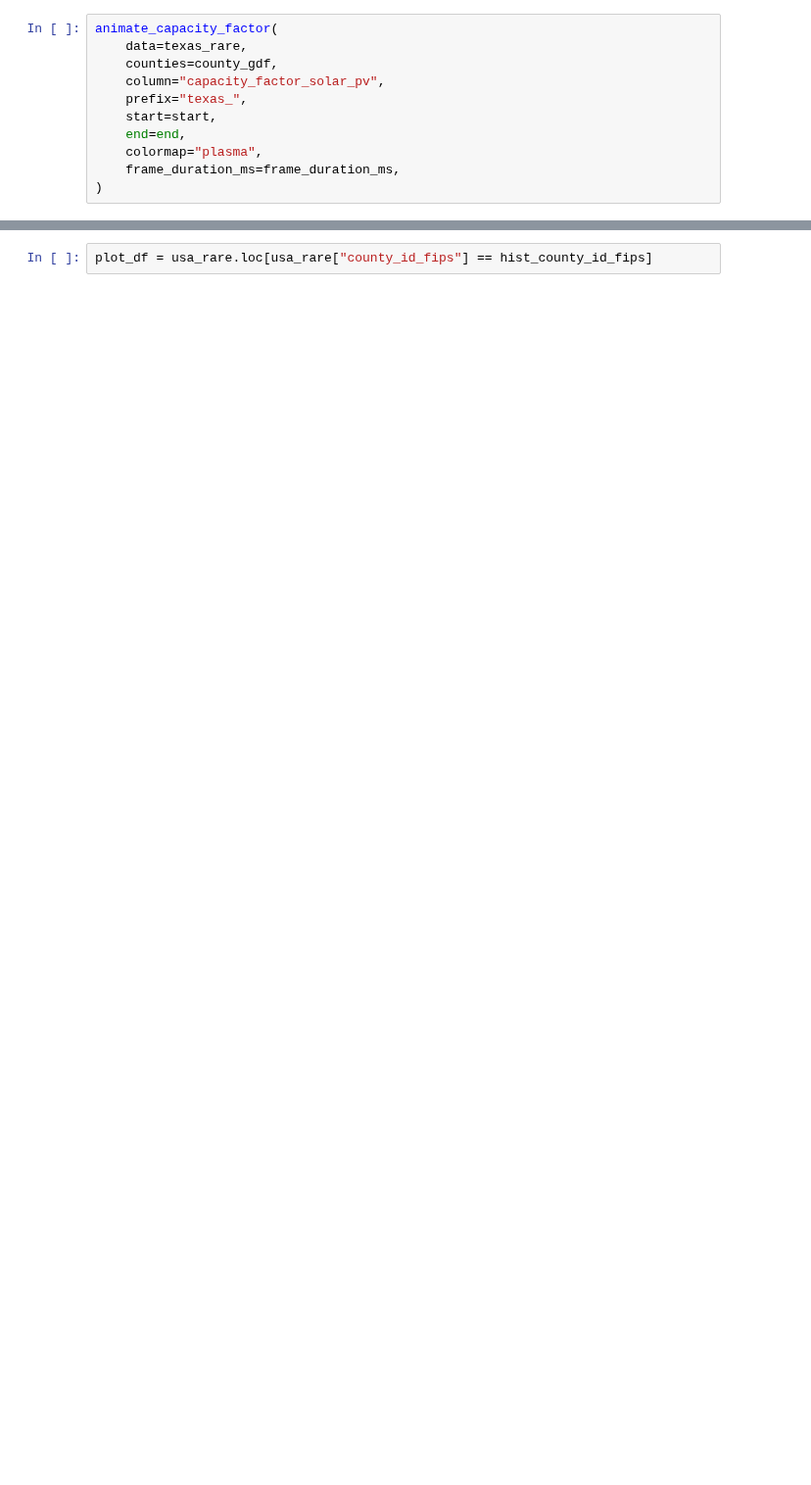
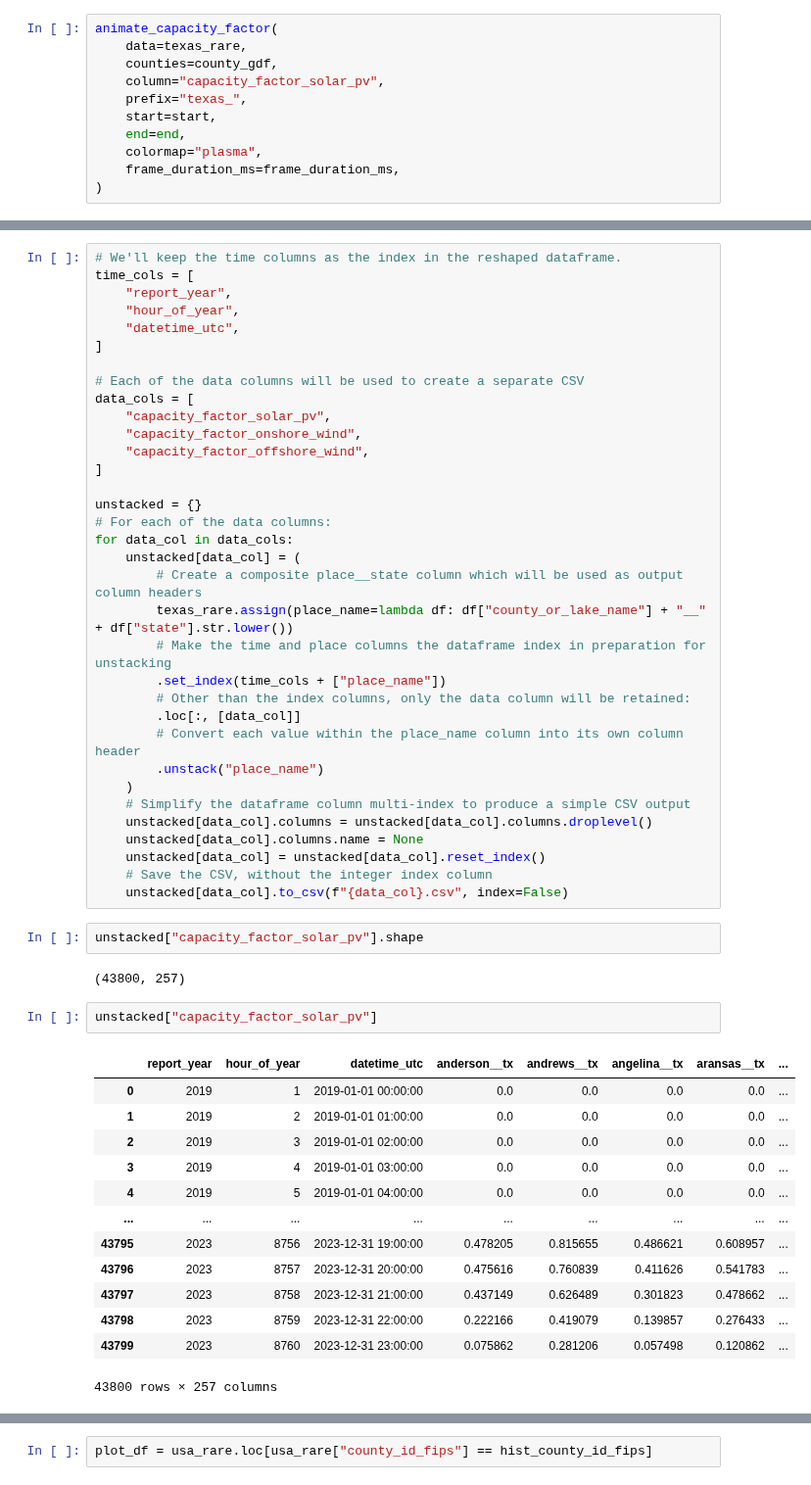
Before and after one commit to catalyst-cooperative/pudl-examples, a Jupyter notebook: 04-renewable-generation-profiles.ipynb, the cells around one changed output, grey strips where cells are left out. Shown at 98% size. Drawn from its saved outputs; the diff is of its cells as text; blank space fills up the shorter version.

```diff
--- a/04-renewable-generation-profiles.ipynb
+++ b/04-renewable-generation-profiles.ipynb
@@ -381,0 +413,54 @@ random_county_id_fips
+# %%
+# We'll keep the time columns as the index in the reshaped dataframe.
+time_cols = [
+    "report_year",
+    "hour_of_year",
+    "datetime_utc",
+]
+
+# Each of the data columns will be used to create a separate CSV
+data_cols = [
+    "capacity_factor_solar_pv",
+    "capacity_factor_onshore_wind",
+    "capacity_factor_offshore_wind",
+]
+
+unstacked = {}
+# For each of the data columns:
+for data_col in data_cols:
+    unstacked[data_col] = (
+        # Create a composite place__state column which will be used as output column headers
+        texas_rare.assign(place_name=lambda df: df["county_or_lake_name"] + "__" + df["state"].str.lower())
+        # Make the time and place columns the dataframe index in preparation for unstacking
+        .set_index(time_cols + ["place_name"])
+        # Other than the index columns, only the data column will be retained:
+        .loc[:, [data_col]]
+        # Convert each value within the place_name column into its own column header
+        .unstack("place_name")
+    )
+    # Simplify the dataframe column multi-index to produce a simple CSV output
+    unstacked[data_col].columns = unstacked[data_col].columns.droplevel()
+    unstacked[data_col].columns.name = None
+    unstacked[data_col] = unstacked[data_col].reset_index()
+    # Save the CSV, without the integer index column
+    unstacked[data_col].to_csv(f"{data_col}.csv", index=False)
+# %%
+unstacked["capacity_factor_solar_pv"].shape
+# %% [output]
+(43800, 257)
+# %%
+unstacked["capacity_factor_solar_pv"]
+# %% [output]
+|  | report_year | hour_of_year | datetime_utc | anderson__tx | andrews__tx | angelina__tx | aransas__tx | ... |
+| 0 | 2019 | 1 | 2019-01-01 00:00:00 | 0.0 | 0.0 | 0.0 | 0.0 | ... |
+| 1 | 2019 | 2 | 2019-01-01 01:00:00 | 0.0 | 0.0 | 0.0 | 0.0 | ... |
+| 2 | 2019 | 3 | 2019-01-01 02:00:00 | 0.0 | 0.0 | 0.0 | 0.0 | ... |
+| 3 | 2019 | 4 | 2019-01-01 03:00:00 | 0.0 | 0.0 | 0.0 | 0.0 | ... |
+| 4 | 2019 | 5 | 2019-01-01 04:00:00 | 0.0 | 0.0 | 0.0 | 0.0 | ... |
+| ... | ... | ... | ... | ... | ... | ... | ... | ... |
+| 43795 | 2023 | 8756 | 2023-12-31 19:00:00 | 0.478205 | 0.815655 | 0.486621 | 0.608957 | ... |
+| 43796 | 2023 | 8757 | 2023-12-31 20:00:00 | 0.475616 | 0.760839 | 0.411626 | 0.541783 | ... |
+| 43797 | 2023 | 8758 | 2023-12-31 21:00:00 | 0.437149 | 0.626489 | 0.301823 | 0.478662 | ... |
+| 43798 | 2023 | 8759 | 2023-12-31 22:00:00 | 0.222166 | 0.419079 | 0.139857 | 0.276433 | ... |
+| 43799 | 2023 | 8760 | 2023-12-31 23:00:00 | 0.075862 | 0.281206 | 0.057498 | 0.120862 | ... |
+43800 rows × 257 columns
```
Also changed, not shown: parts of 35 cells of this notebook.
